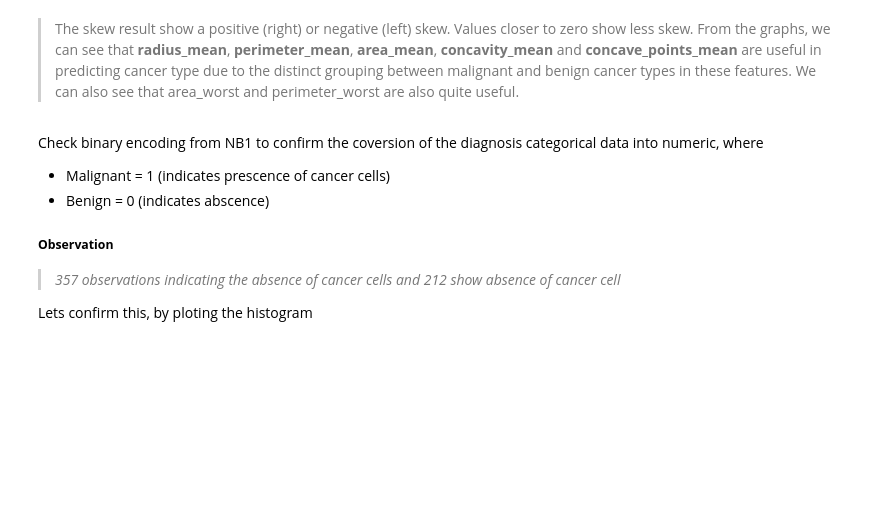
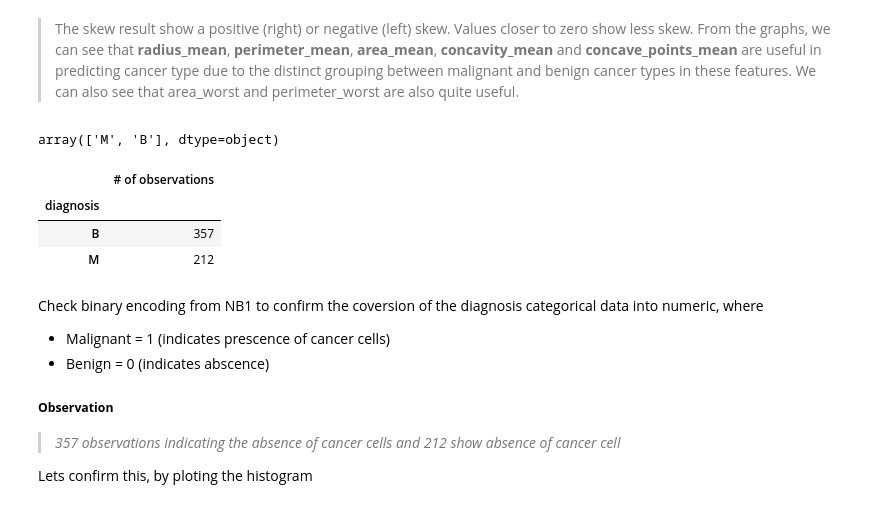
Before and after one commit to Jean-njoroge/Breast-cancer-risk-prediction, a Jupyter notebook: NB2_ExploratoryDataAnalysis.ipynb, the cells around one changed output. Drawn from its saved outputs; the diff is of its cells as text; code cells hidden in the pictures; blank space fills up the shorter version.

```diff
--- a/NB2_ExploratoryDataAnalysis.ipynb
+++ b/NB2_ExploratoryDataAnalysis.ipynb
@@ -73,11 +73,18 @@ dtype: float64
  >The skew result show a positive (right) or negative (left) skew. Values closer to zero show less skew.
  From the graphs, we can see that **radius_mean**, **perimeter_mean**, **area_mean**, **concavity_mean** and **concave_points_mean** are useful in predicting cancer type due to the distinct grouping between malignant and benign cancer types in these features. We can also see that area_worst and perimeter_worst are also quite useful.
 # %%
-#data.diagnosis.unique()
+data.diagnosis.unique()
+# %% [output]
+array(['M', 'B'], dtype=object)
 # %%
 # Group by diagnosis and review the output.
-#diag_gr = data.groupby('diagnosis', axis=0)
-#pd.DataFrame(diag_gr.size(), columns=['# of observations'])
+diag_gr = data.groupby('diagnosis', axis=0)
+pd.DataFrame(diag_gr.size(), columns=['# of observations'])
+# %% [output]
+|  | # of observations |
+| diagnosis |  |
+| B | 357 |
+| M | 212 |
 # %% [markdown]
 Check binary encoding from NB1 to confirm the coversion of the diagnosis categorical data into numeric, where
 * Malignant = 1 (indicates prescence of cancer cells)
```
Also changed, not shown: parts of 2 cells of this notebook, 5 other files.
